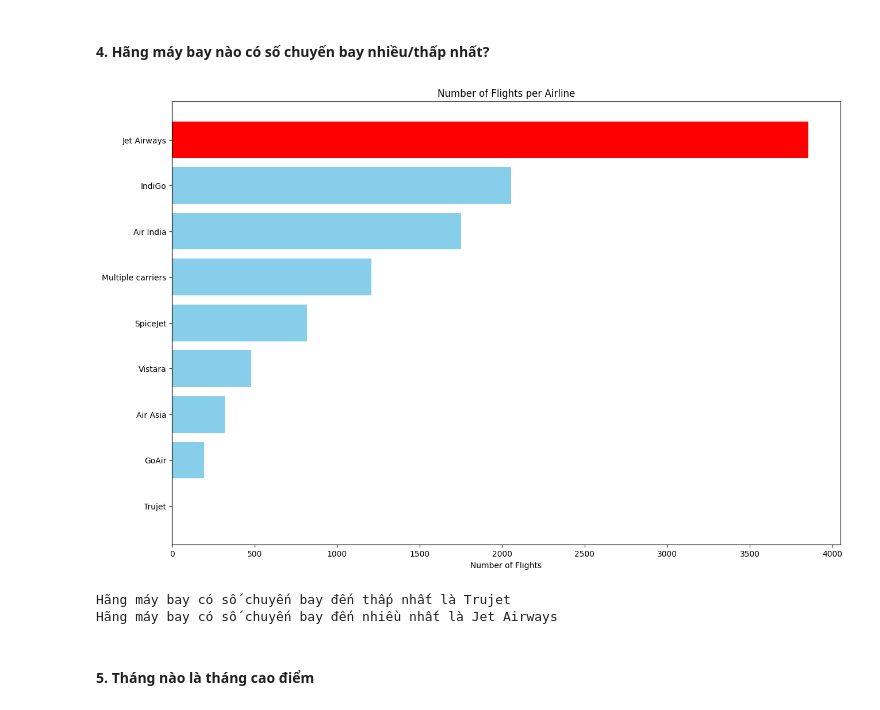
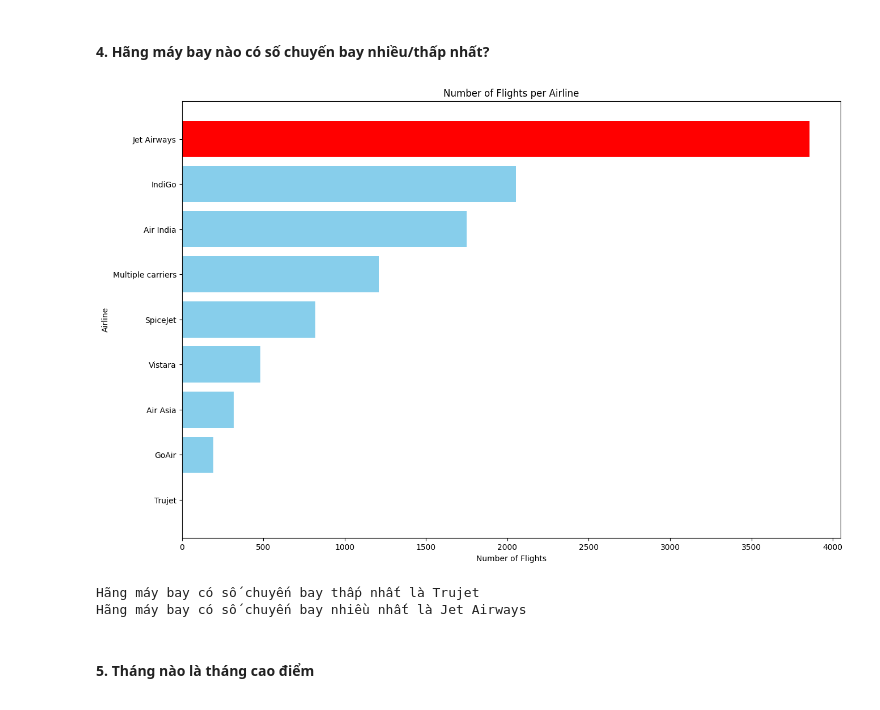
Before and after one commit to vngson/PTDLUD, a Jupyter notebook: main.ipynb, the cells around one changed output. Drawn from its saved outputs; the diff is of its cells as text; code cells hidden in the pictures.

```diff
--- a/main.ipynb
+++ b/main.ipynb
@@ -331,25 +340,25 @@ Thành phố có số chuyến bay đến nhiều nhất là Cochin
 # %%
 #Tính số chuyến bay theo hãng máy bay và sắp xếp tăng dần
 airline_value_count = merged_data['Airline'].value_counts().sort_values()
 #Lấy index của nguồn có số chuyến bay nhiều nhất
 n = len(airline_value_count) - 1
 
 #Vẽ barchart
 plt.figure(figsize=(15, 10))
 plt.barh(airline_value_count.index, airline_value_count, color='skyblue')
 plt.barh(0, airline_value_count.iloc[0], color='red')
 plt.barh(n, airline_value_count.iloc[n], color='red')
 plt.xlabel('Number of Flights')
-# plt.ylabel('Airline')
+plt.ylabel('Airline')
 plt.title('Number of Flights per Airline')
 plt.show()
 
-print(f'Hãng máy bay có số chuyến bay đến thấp nhất là {airline_value_count.index[0]}')
-print(f'Hãng máy bay có số chuyến bay đến nhiều nhất là {airline_value_count.index[n]}')
+print(f'Hãng máy bay có số chuyến bay thấp nhất là {airline_value_count.index[0]}')
+print(f'Hãng máy bay có số chuyến bay nhiều nhất là {airline_value_count.index[n]}')
 # %% [output]
-[figure, old version]
+[figure, new version]
-Hãng máy bay có số chuyến bay đến thấp nhất là Trujet
-Hãng máy bay có số chuyến bay đến nhiều nhất là Jet Airways
+Hãng máy bay có số chuyến bay thấp nhất là Trujet
+Hãng máy bay có số chuyến bay nhiều nhất là Jet Airways
 # %% [markdown]
 #### **5. Tháng nào là tháng cao điểm**
 # %%
```
Also changed, not shown: parts of 4 cells of this notebook.
